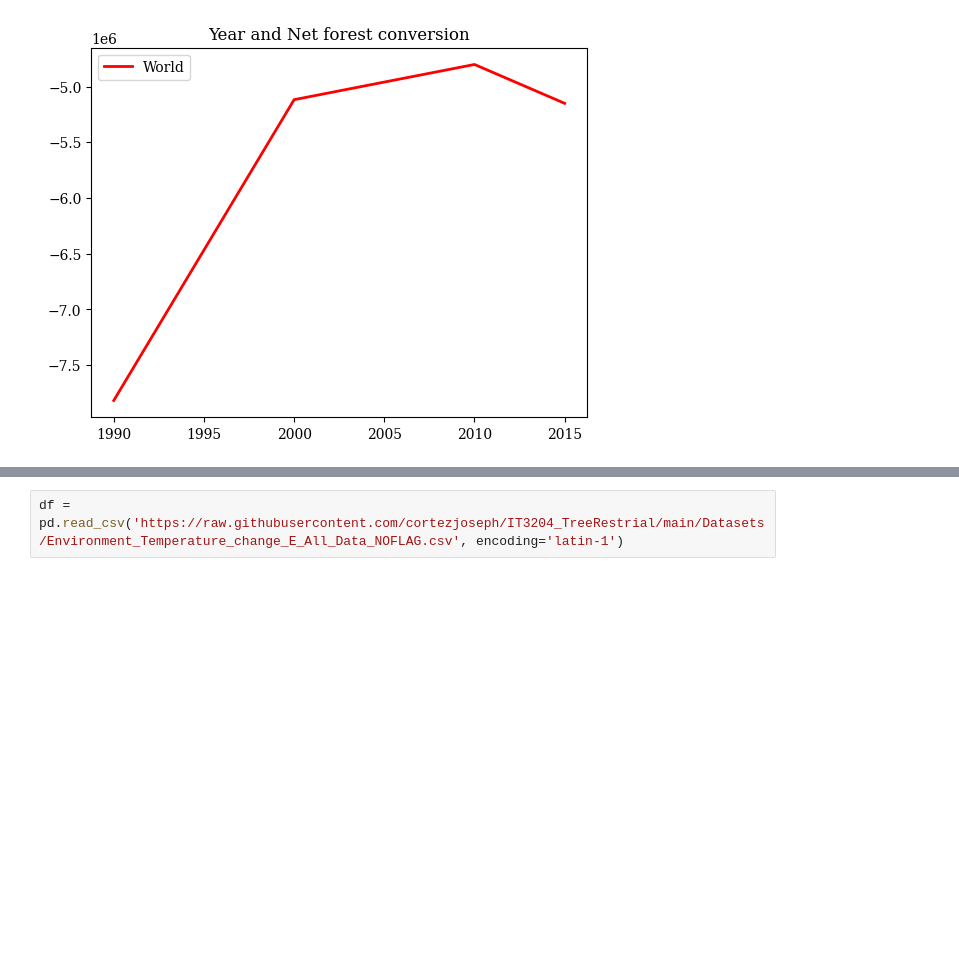
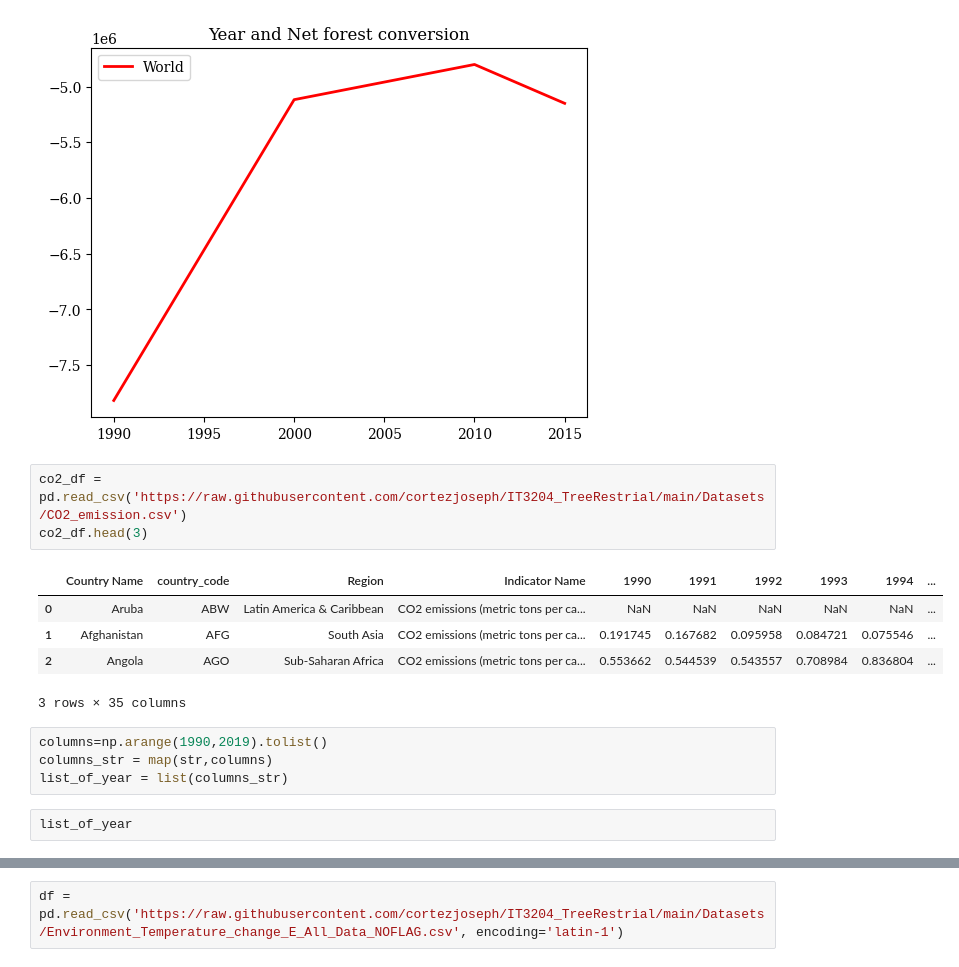
Before and after one commit to cortezjoseph/IT-BA-3204-TEAM_ENVI, a Jupyter notebook: NetForestAndTemperatureChange.ipynb, the cells around one changed output, grey strips where cells are left out. Saved outputs shown, nothing was run; the diff lists cells and outputs as text; blank space fills up the shorter version.

```diff
--- a/NetForestAndTemperatureChange.ipynb
+++ b/NetForestAndTemperatureChange.ipynb
@@ -97,3 +97,18 @@ plt.title('Year and Net forest conversion')
 plt.show()
 # %% [output]
 [figure]
+# %%
+co2_df = pd.read_csv('https://raw.githubusercontent.com/cortezjoseph/IT3204_TreeRestrial/main/Datasets/CO2_emission.csv')
+co2_df.head(3)
+# %% [output]
+|  | Country Name | country_code | Region | Indicator Name | 1990 | 1991 | 1992 | 1993 | 1994 | ... |
+| 0 | Aruba | ABW | Latin America & Caribbean | CO2 emissions (metric tons per ca... | NaN | NaN | NaN | NaN | NaN | ... |
+| 1 | Afghanistan | AFG | South Asia | CO2 emissions (metric tons per ca... | 0.191745 | 0.167682 | 0.095958 | 0.084721 | 0.075546 | ... |
+| 2 | Angola | AGO | Sub-Saharan Africa | CO2 emissions (metric tons per ca... | 0.553662 | 0.544539 | 0.543557 | 0.708984 | 0.836804 | ... |
+3 rows × 35 columns
+# %%
+columns=np.arange(1990,2019).tolist()
+columns_str = map(str,columns)
+list_of_year = list(columns_str)
+# %%
+list_of_year
```
Also changed, not shown: parts of 3 cells of this notebook.
